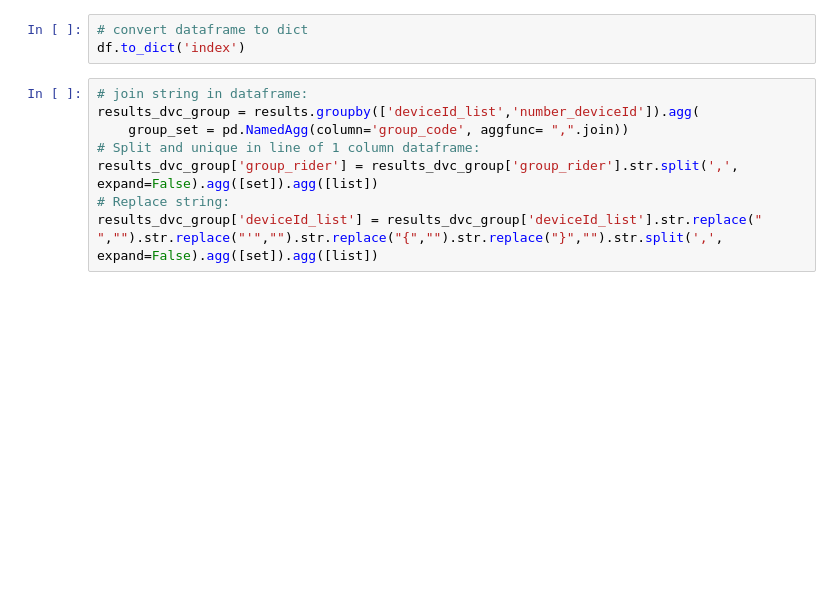
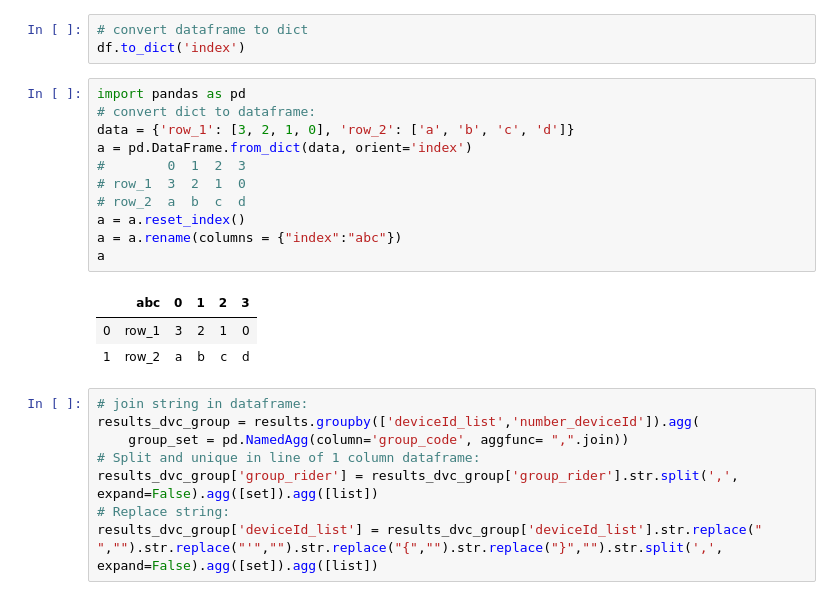
Before and after one commit to yenlinh2803/Data_Science_Project, a Jupyter notebook: Python_syntax/Common_syntax.ipynb, the cells around one changed output. Drawn from its saved outputs; the diff is of its cells as text; blank space fills up the shorter version.

```diff
--- a/Python_syntax/Common_syntax.ipynb
+++ b/Python_syntax/Common_syntax.ipynb
@@ -327,6 +433,21 @@ df1 = df.groupby('a')['b'].apply(list).reset_index(name='new')
 # %%
 # convert dataframe to dict
 df.to_dict('index')
+# %%
+import pandas as pd
+# convert dict to dataframe:
+data = {'row_1': [3, 2, 1, 0], 'row_2': ['a', 'b', 'c', 'd']}
+a = pd.DataFrame.from_dict(data, orient='index')
+#        0  1  2  3
+# row_1  3  2  1  0
+# row_2  a  b  c  d
+a = a.reset_index()
+a = a.rename(columns = {"index":"abc"})
+a
+# %% [output]
+|  | abc | 0 | 1 | 2 | 3 |
+| 0 | row_1 | 3 | 2 | 1 | 0 |
+| 1 | row_2 | a | b | c | d |
 # %%
 # join string in dataframe:
 results_dvc_group = results.groupby(['deviceId_list','number_deviceId']).agg(
```
Also changed, not shown: parts of 38 cells of this notebook, 22 other files.
